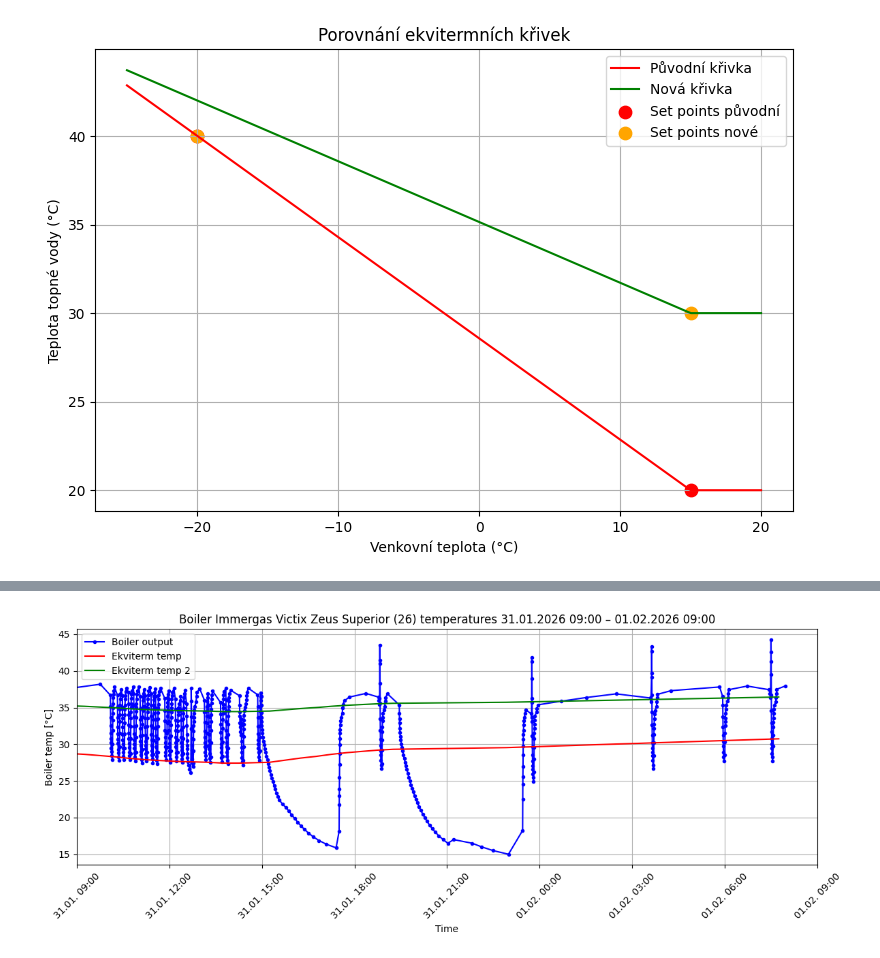
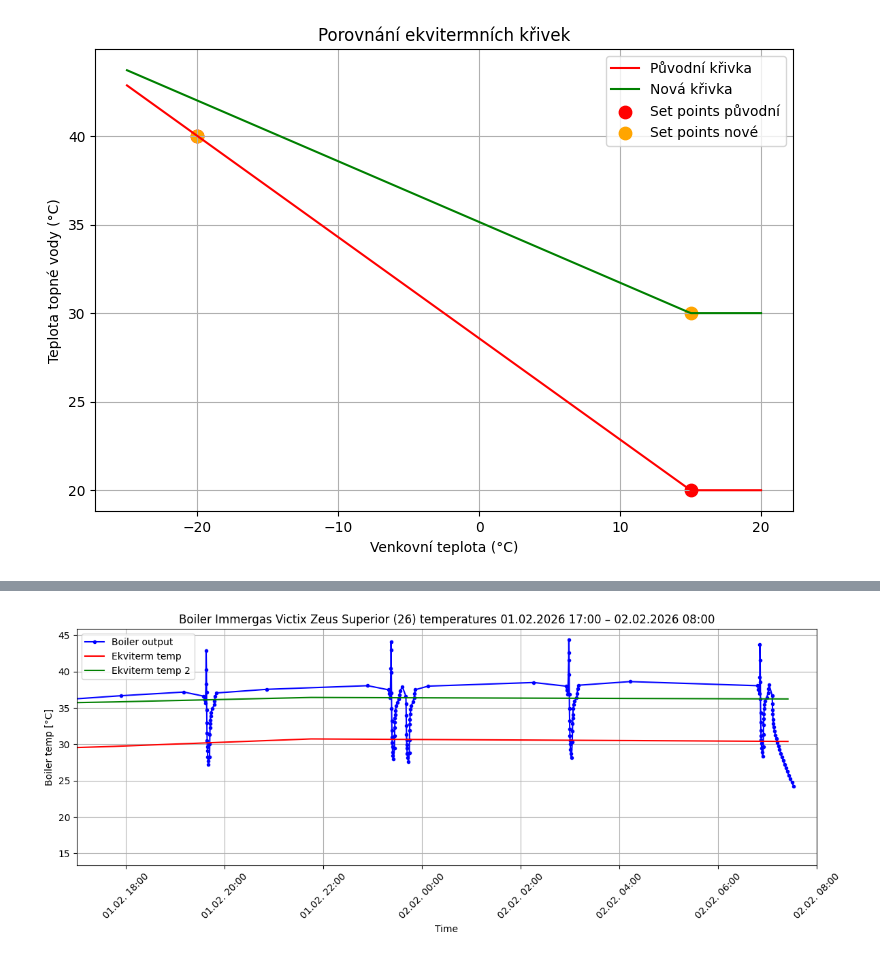
Before and after one commit to MarekCoderslab/Teploty_kotle, a Jupyter notebook: Teplota_kotle.ipynb, the cells around one changed output, grey strips where cells are left out. Cells and saved outputs as stored; diff of their text form; code cells hidden in the pictures.

```diff
--- a/Teplota_kotle.ipynb
+++ b/Teplota_kotle.ipynb
@@ -200,38 +200,38 @@ import matplotlib.dates as mdates
 import pandas as pd
 
 # --- RUČNÍ NASTAVENÍ ČASOVÉHO OKNA ---
-start_time = pd.Timestamp("2026-01-31 9:00:00")
-end_time   = pd.Timestamp("2026-02-1 9:00:00")
+start_time = pd.Timestamp("2026-02-1 17:00:00")
+end_time   = pd.Timestamp("2026-02-2 08:00:00")
 
 plt.figure(figsize=(12,5))
 ax = plt.gca()
 
 # Kotel
 ax.plot(df["Time"], df["Value"], marker=".", color="blue", label="Boiler output")
 
 # Netatmo – původní křivka
 ax.plot(df_netatmo["time_local"], df_netatmo["Boiler_water"], color="red", label="Ekviterm temp")
 
 # Netatmo – nová křivka (Boiler_water_2)
 ax.plot(df_netatmo["time_local"], df_netatmo["Boiler_water_2"], color="green", label="Ekviterm temp 2")
 
 # --- APLIKACE ČASOVÉHO OKNA NA GRAF ---
 ax.set_xlim(start_time, end_time)
 
 # Formát osy X
 ax.xaxis.set_major_formatter(mdates.DateFormatter('%d.%m. %H:%M'))
 plt.xticks(rotation=45)
 
 plt.title(f"Boiler Immergas Victix Zeus Superior (26) temperatures {start_time:%d.%m.%Y %H:%M} – {end_time:%d.%m.%Y %H:%M}")
 
 ax.set_xlabel("Time")
 ax.set_ylabel("Boiler temp [°C]")
 plt.grid(True)
 plt.legend()
 plt.tight_layout()
 plt.show()
 # %% [output]
-[figure, old version]
+[figure, new version]
 # %%
 import pandas as pd
 import matplotlib.pyplot as plt
```
Also changed, not shown: parts of 7 cells of this notebook, 3 other files.
